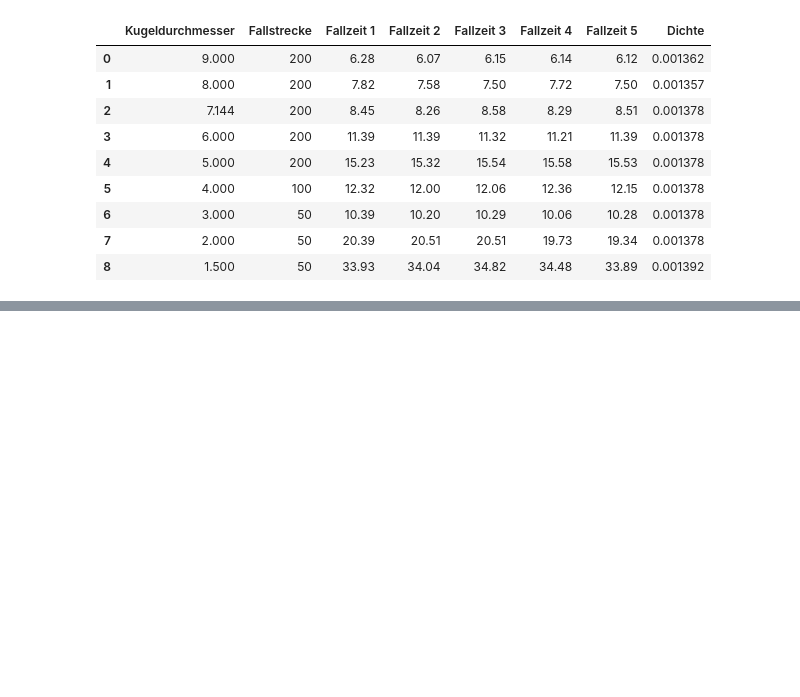
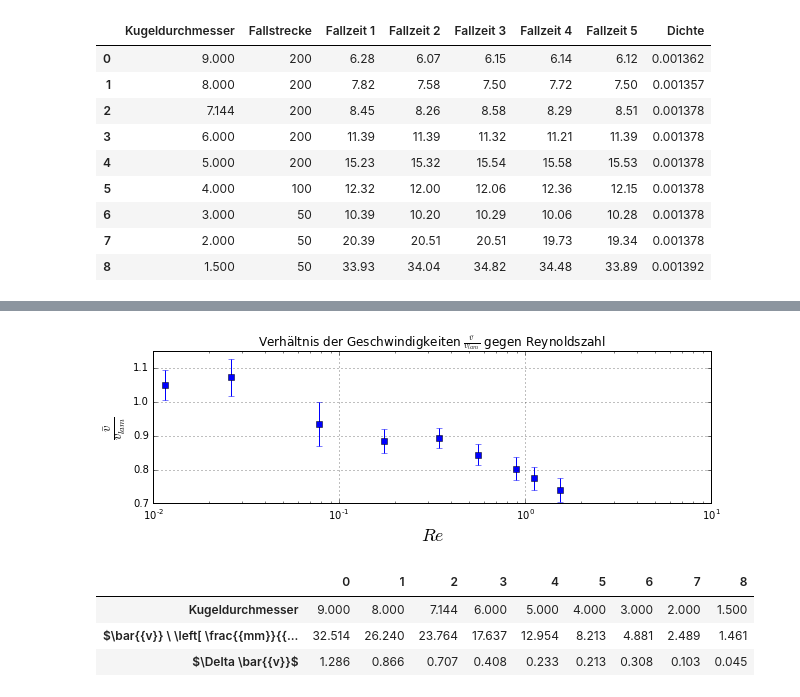
Before and after one commit to Tafiir/Jupyter-Notebooks, a Jupyter notebook: pap2_1/212.ipynb, the cells around one changed output, grey strips where cells are left out. Drawn from its saved outputs; the diff is of its cells as text; code cells hidden in the pictures; blank space fills up the shorter version.

```diff
--- a/pap2_1/212.ipynb
+++ b/pap2_1/212.ipynb
@@ -68,0 +140,24 @@ show()
+# %%
+fig = figure(figsize=(10,6))
+ax = fig.add_subplot(211)
+ax.errorbar(Rey, h, yerr=dh, fmt='bs')
+ax.grid()
+ax.set_xscale('log')
+xlabel('$Re$', fontsize=18)
+ylabel(r'$\frac{{\bar{{v}}}}{{v_{{lam}}}}$', fontsize=18)
+xlim(10**(-2),10)
+title(r'Verhältnis der Geschwindigkeiten $\frac{{\bar{{v}}}}{{v_{{lam}}}}$ gegen Reynoldszahl')
+show()
+# %% [output]
+[figure, added]
+# %%
+pt_vm = pd.DataFrame(data=[data['Kugeldurchmesser'],
+                           pd.Series(vm, name=r'$\bar{{v}} \ \left[ \frac{{mm}}{{s}} \right]$'),
+                           pd.Series(dvm, name=r'$\Delta \bar{{v}}$')
+                          ]).round(3)
+display(pt_vm)
+# %% [output]
+|  | 0 | 1 | 2 | 3 | 4 | 5 | 6 | 7 | 8 |
+| Kugeldurchmesser | 9.000 | 8.000 | 7.144 | 6.000 | 5.000 | 4.000 | 3.000 | 2.000 | 1.500 |
+| $\bar{{v}} \ \left[ \frac{{mm}}{{... | 32.514 | 26.240 | 23.764 | 17.637 | 12.954 | 8.213 | 4.881 | 2.489 | 1.461 |
+| $\Delta \bar{{v}}$ | 1.286 | 0.866 | 0.707 | 0.408 | 0.233 | 0.213 | 0.308 | 0.103 | 0.045 |
```
Also changed, not shown: parts of 10 cells of this notebook, 2 other files.
